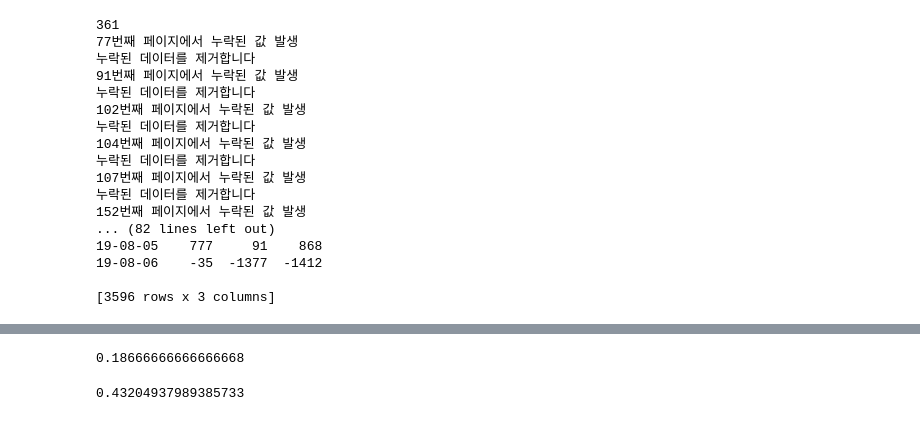
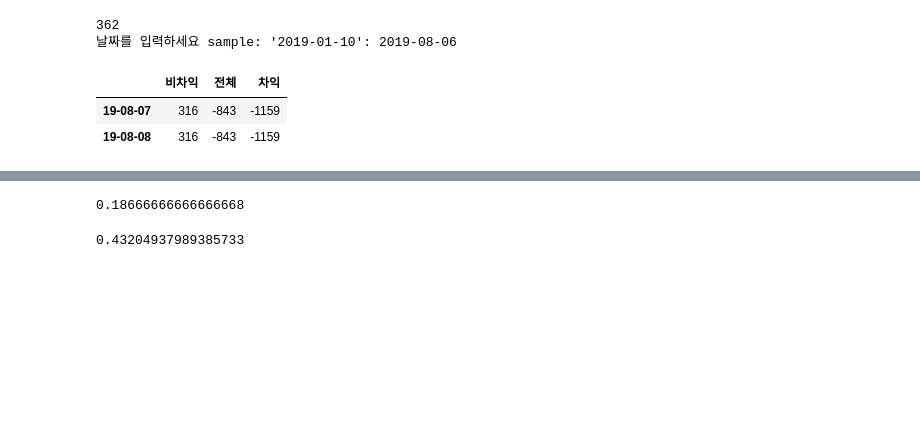
Before and after one commit to linux386/first_module, a Jupyter notebook: Untitled.ipynb, the cells around one changed output, grey strips where cells are left out. Drawn from its saved outputs; the diff is of its cells as text; code cells hidden in the pictures; blank space fills up the shorter version.

```diff
--- a/Untitled.ipynb
+++ b/Untitled.ipynb
@@ -13,23 +33,11 @@ a.get_kpi200_date()
 # %%
-a.get_program_trend()
+a.get_program_trend_date()
 # %% [output]
-361
-77번째 페이지에서 누락된 값 발생
-누락된 데이터를 제거합니다
-91번째 페이지에서 누락된 값 발생
-누락된 데이터를 제거합니다
-102번째 페이지에서 누락된 값 발생
-누락된 데이터를 제거합니다
-104번째 페이지에서 누락된 값 발생
-누락된 데이터를 제거합니다
-107번째 페이지에서 누락된 값 발생
-누락된 데이터를 제거합니다
-152번째 페이지에서 누락된 값 발생
-... (82 lines left out)
-19-08-05    777     91    868
-19-08-06    -35  -1377  -1412
-
-[3596 rows x 3 columns]
+362
+날짜를 입력하세요 sample: '2019-01-10': 2019-08-06
+|  | 비차익 | 전체 | 차익 |
+| 19-08-07 | 316 | -843 | -1159 |
+| 19-08-08 | 316 | -843 | -1159 |
 # %%
 a.get_moneytrend_date()
 # %% [output]
```
Also changed, not shown: parts of 12 cells of this notebook, 2 other files.
